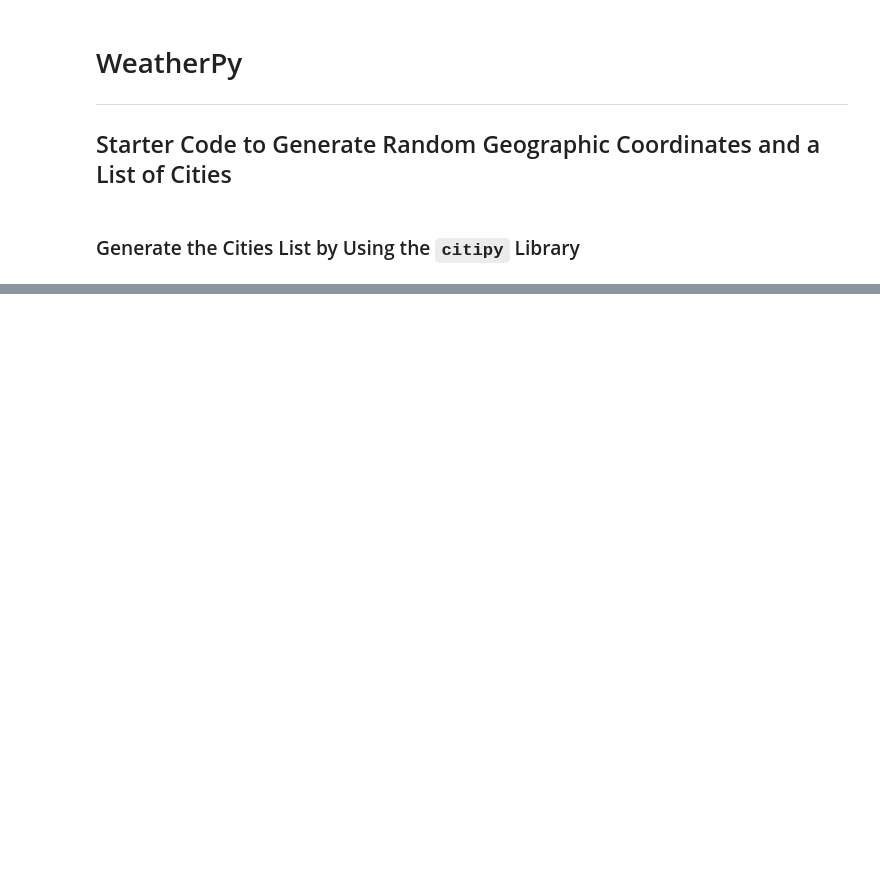
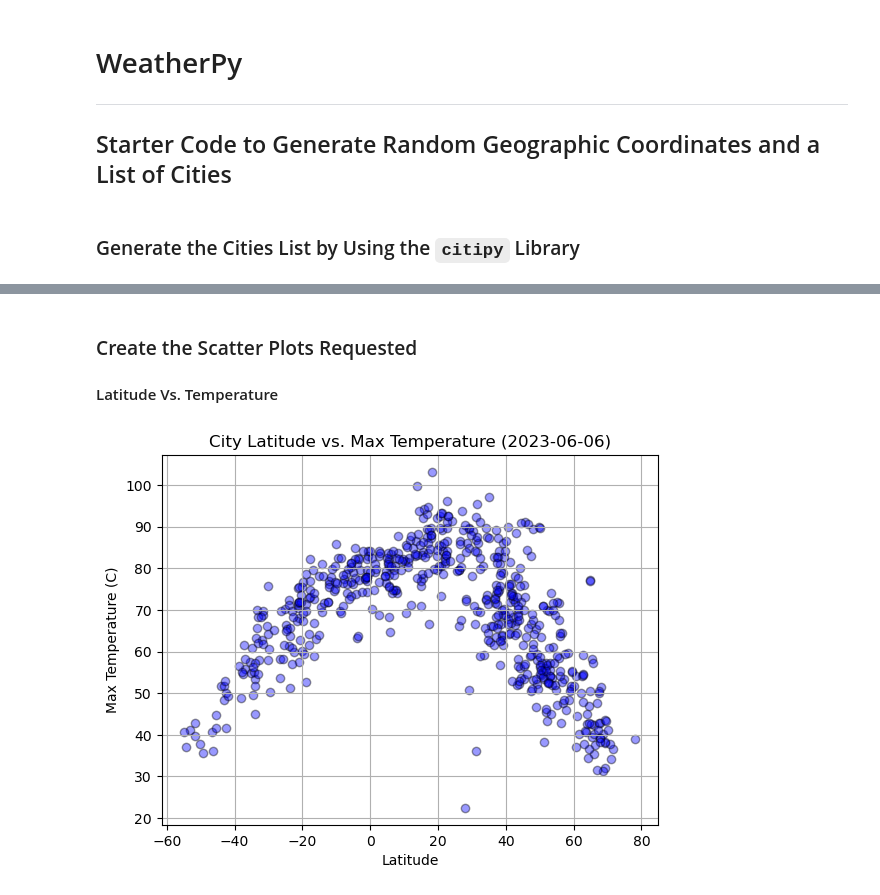
Before and after one commit to Kaileycar/python-api-challenge, a Jupyter notebook: WeatherPy/WeatherPy.ipynb, the cells around one changed output, grey strips where cells are left out. Saved outputs shown, nothing was run; the diff lists cells and outputs as text; code cells hidden in the pictures; blank space fills up the shorter version.

```diff
--- a/WeatherPy/WeatherPy.ipynb
+++ b/WeatherPy/WeatherPy.ipynb
@@ -46,0 +172,6 @@ print(f"Number of cities in the list: {len(cities)}")
+# %%
+# Read saved data
+city_data_df = pd.read_csv("../output_data/cities.csv", index_col="City_ID")
+
+# Display sample data
+city_data_df.head()
@@ -46,0 +186,25 @@ print(f"Number of cities in the list: {len(cities)}")
+# %% [markdown]
+### Create the Scatter Plots Requested
+
+#### Latitude Vs. Temperature
+# %%
+#grab current date for title
+date = datetime.today().date()
+
+# Build scatter plot for latitude vs. temperature
+x_values = city_data_df["Lat"]
+y_values = city_data_df["Max Temp"]
+
+plt.scatter(x_values, y_values, facecolor="blue", edgecolor="black", alpha=0.4)
+plt.grid()
+plt.title(f"City Latitude vs. Max Temperature ({date})")
+plt.xlabel("Latitude")
+plt.ylabel("Max Temperature (C)")
+
+# Save the figure
+plt.savefig("../output_data/Fig1.png")
+
+# Show plot
+plt.show()
+# %% [output]
+[figure, added]
```
Also changed, not shown: parts of 34 cells of this notebook.
